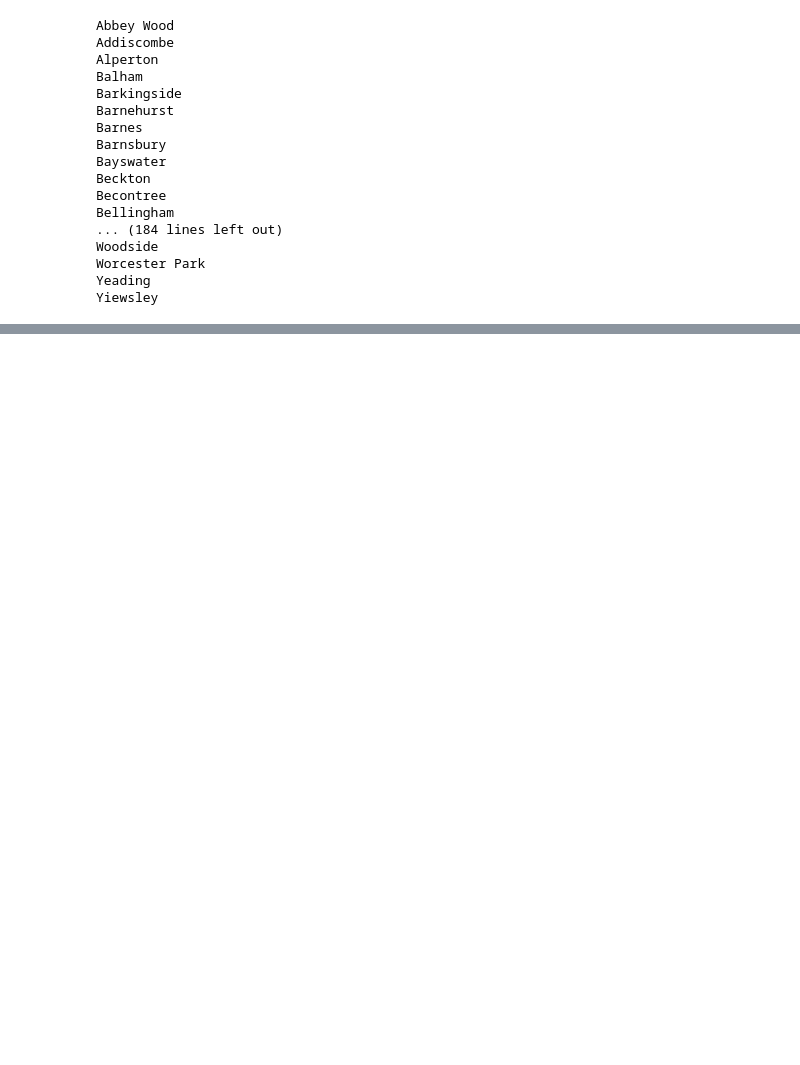
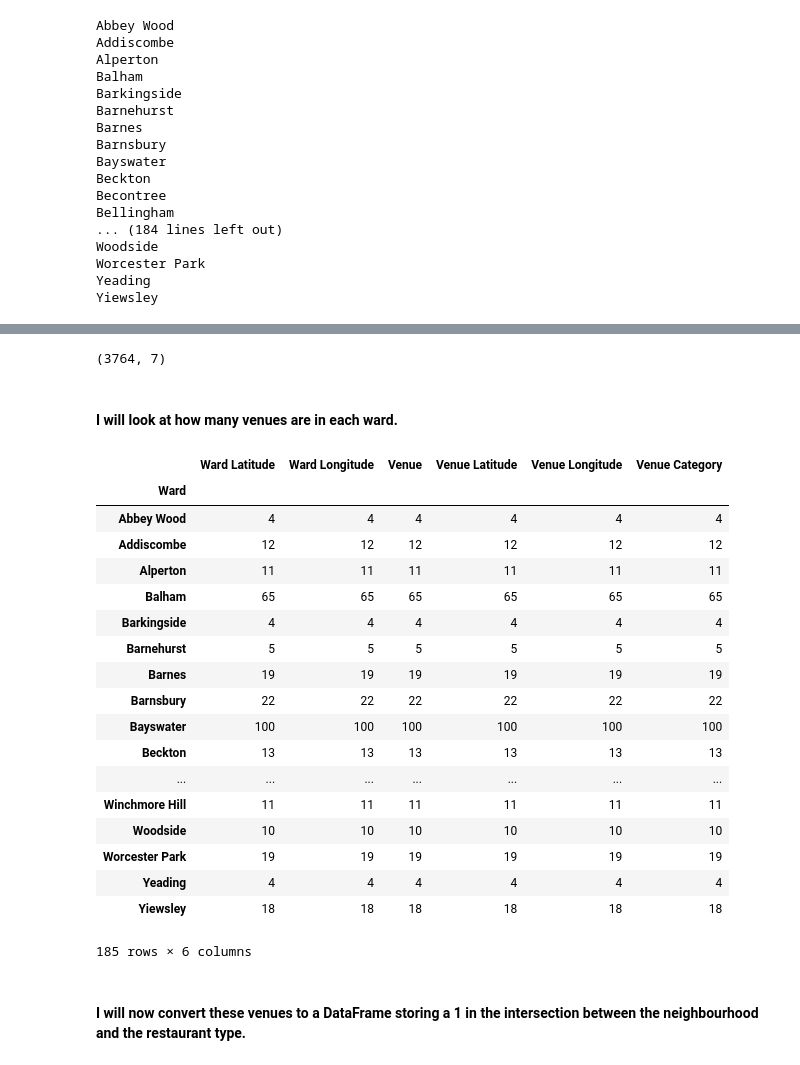
Before and after one commit to blancahuergo/AppliedDataScienceCapstone, a Jupyter notebook: Week 5 Notebook.ipynb, the cells around one changed output, grey strips where cells are left out. Cells and saved outputs as stored; diff of their text form; code cells hidden in the pictures; blank space fills up the shorter version.

```diff
--- a/Week 5 Notebook.ipynb
+++ b/Week 5 Notebook.ipynb
@@ -557,5 +560,5 @@ def getNearbyVenues(names, latitudes, longitudes, radius, limit):
 # %%
-london_venues = getNearbyVenues(names=wards_df["Ward"], latitudes = wards_df["Latitude"], longitudes = wards_df["Longitude"], radius=500, limit=700)
+london_venues = getNearbyVenues(names=wards_df["Ward"], latitudes = wards_df["Latitude"], longitudes = wards_df["Longitude"], radius=500, limit=400)
 # %% [output]
 Abbey Wood
 Addiscombe
@@ -583,3 +586,33 @@ london_venues.head()
 | 2 | Abbey Wood | 51.487621 | 0.114050 | Abbey Wood Caravan Club | 51.485502 | 0.120014 | Campground |
 | 3 | Abbey Wood | 51.487621 | 0.114050 | Tinas tempting lashes | 51.491791 | 0.111402 | Cosmetics Shop |
 | 4 | Addiscombe | 51.379692 | -0.074282 | The Tram Stop | 51.380188 | -0.073378 | Café |
+# %%
+london_venues.shape
+# %% [output]
+(3764, 7)
+# %% [markdown]
+#### I will look at how many venues are in each ward.
+# %%
+london_venues.groupby("Ward").count()
+# %% [output]
+|  | Ward Latitude | Ward Longitude | Venue | Venue Latitude | Venue Longitude | Venue Category |
+| Ward |  |  |  |  |  |  |
+| Abbey Wood | 4 | 4 | 4 | 4 | 4 | 4 |
+| Addiscombe | 12 | 12 | 12 | 12 | 12 | 12 |
+| Alperton | 11 | 11 | 11 | 11 | 11 | 11 |
+| Balham | 65 | 65 | 65 | 65 | 65 | 65 |
+| Barkingside | 4 | 4 | 4 | 4 | 4 | 4 |
+| Barnehurst | 5 | 5 | 5 | 5 | 5 | 5 |
+| Barnes | 19 | 19 | 19 | 19 | 19 | 19 |
+| Barnsbury | 22 | 22 | 22 | 22 | 22 | 22 |
+| Bayswater | 100 | 100 | 100 | 100 | 100 | 100 |
+| Beckton | 13 | 13 | 13 | 13 | 13 | 13 |
+| ... | ... | ... | ... | ... | ... | ... |
+| Winchmore Hill | 11 | 11 | 11 | 11 | 11 | 11 |
+| Woodside | 10 | 10 | 10 | 10 | 10 | 10 |
+| Worcester Park | 19 | 19 | 19 | 19 | 19 | 19 |
+| Yeading | 4 | 4 | 4 | 4 | 4 | 4 |
+| Yiewsley | 18 | 18 | 18 | 18 | 18 | 18 |
+185 rows × 6 columns
+# %% [markdown]
+#### I will now convert these venues to a DataFrame storing a 1 in the intersection between the neighbourhood and the restaurant type.
```
Also changed, not shown: parts of 18 cells of this notebook.
